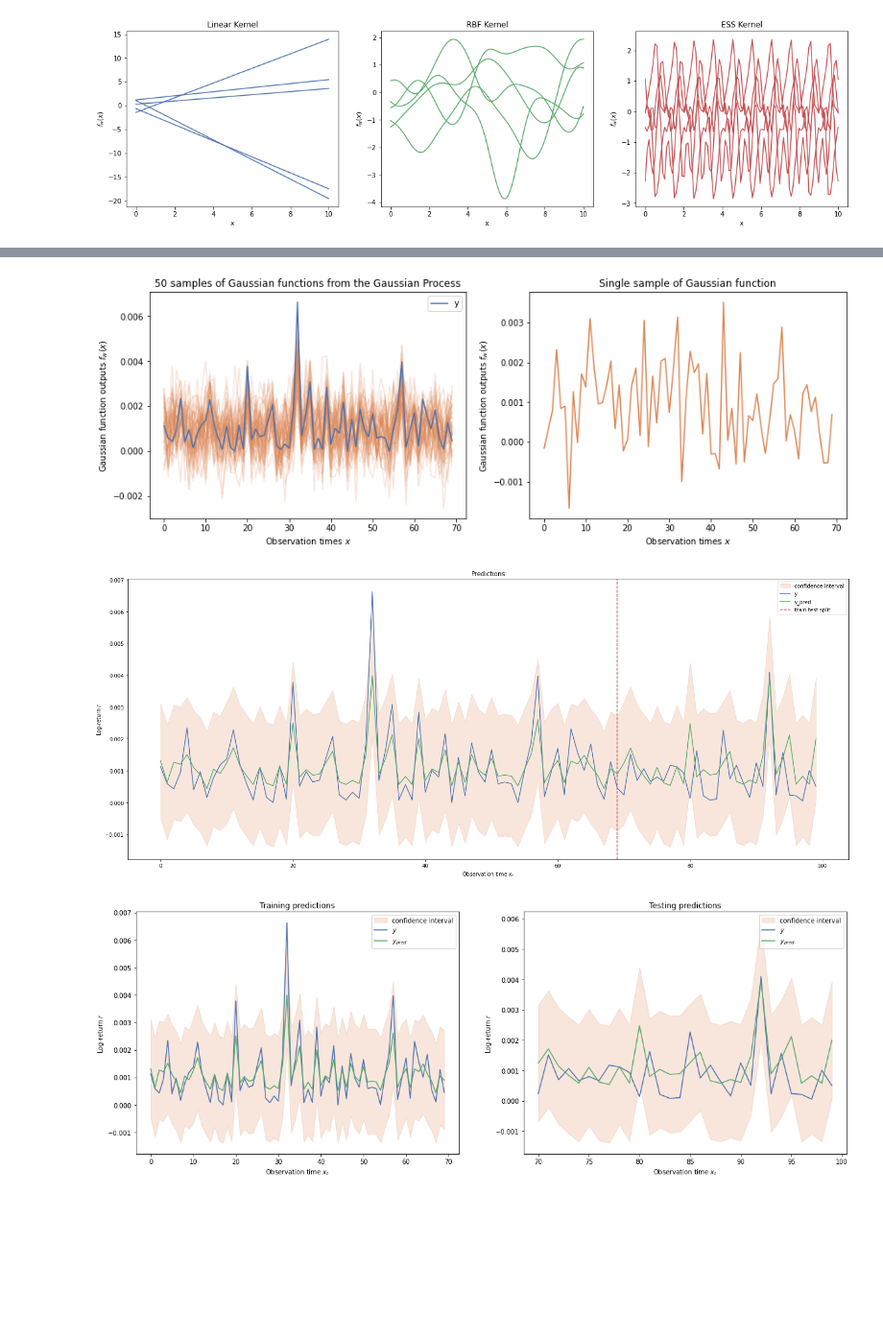
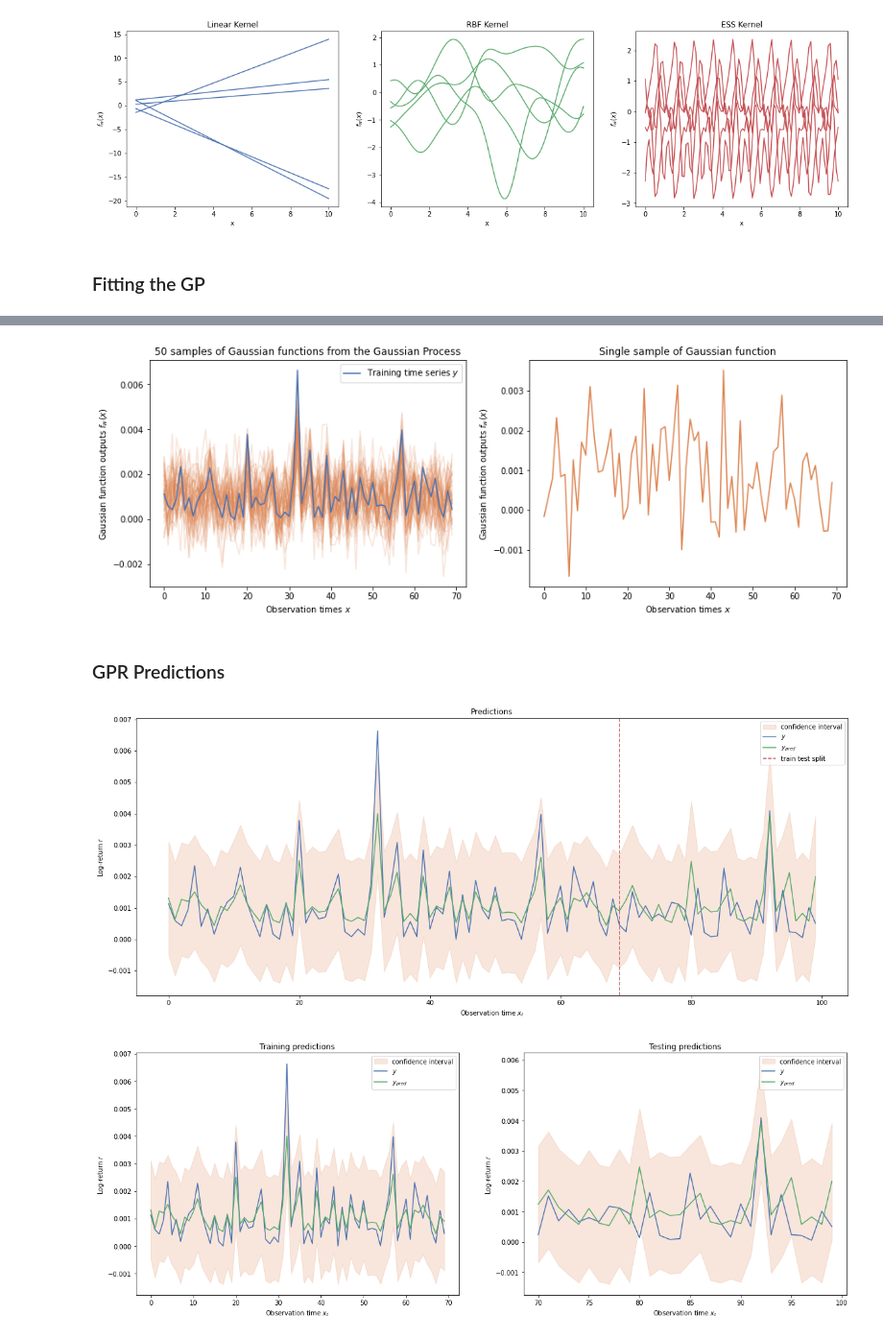
Before and after one commit to gittmp/GPR-for-financial-series, a Jupyter notebook: gaussian_process.ipynb, the cells around one changed output, grey strips where cells are left out. Shown at 96% size. Saved outputs shown, nothing was run; the diff lists cells and outputs as text; code cells hidden in the pictures; blank space fills up the shorter version.

```diff
--- a/gaussian_process.ipynb
+++ b/gaussian_process.ipynb
@@ -380,6 +426,8 @@ plt.savefig(path + 'varying-kernels.png')
 plt.show()
 # %% [output]
 [figure]
+# %% [markdown]
+### Fitting the GP
 # %%
 # tune model hyperparameters through MLE
 gp.fit(X_train, y_train)
@@ -410,7 +458,7 @@ x_plot = X_train[..., 0].copy()
 for i in range(n_samples):
     sns.lineplot(x=x_plot, y=post_samples[:, i], color=sns.color_palette(palette='deep')[1], alpha=0.2, ax=ax[0])
 
-sns.lineplot(x=x_plot, y=y_train[:, 0], color=sns.color_palette(palette='deep')[0], ax=ax[0], label='y')
+sns.lineplot(x=x_plot, y=y_train[:, 0], color=sns.color_palette(palette='deep')[0], ax=ax[0], label=r'Training time series $y$')
 
 ax[0].set(title='50 samples of Gaussian functions from the Gaussian Process', xlabel=r'Observation times $x$', ylabel=r'Gaussian function outputs $f_w(x)$')
 ax[0].legend()
@@ -421,7 +469,9 @@ ax[1].set(title='Single sample of Gaussian function', xlabel=r'Observation times
 plt.savefig(path + 'gp-posterior-distribution.png')
 plt.show()
 # %% [output]
-[figure, old version]
+[figure, new version]
+# %% [markdown]
+### GPR Predictions
 # %%
 # make predictions over entire dataset, returning the predicted instances and covariance
 y_pred, y_cov = gp.predict(X, return_cov=True)
@@ -436,28 +486,28 @@ data['pred_upper_bound'] = data['y_pred'] + 2 * data['y_std']
 data['pred_lower_bound'] = data['y_pred'] - 2 * data['y_std']
 # %%
 # plot the predictions
-fig, ax = plt.subplots(figsize=(25, 10))
+fig, ax = plt.subplots(figsize=(20, 8))
 
 ax.fill_between(
     x=data['t'],
     y1=data['pred_upper_bound'],
     y2=data['pred_lower_bound'],
     color=sns.color_palette(palette='deep')[1],
     alpha=0.2,
     label='confidence interval'
 )
 
-sns.lineplot(x='t', y='y', data=data, color=sns.color_palette(palette='deep')[0], ax=ax, label='y')
-sns.lineplot(x='t', y='y_pred', data=data, color=sns.color_palette(palette='deep')[2], ax=ax, label='y_pred')
+sns.lineplot(x='t', y='y', data=data, color=sns.color_palette(palette='deep')[0], ax=ax, label=f'$y$')
+sns.lineplot(x='t', y='y_pred', data=data, color=sns.color_palette(palette='deep')[2], ax=ax, label=r'$y_{pred}$')
 
 ax.axvline(X_train.shape[0] - 1, color=sns.color_palette(palette='deep')[3], linestyle='--', label='train test split')
 ax.legend()
 ax.set(title='Predictions', xlabel=r'Observation time $x_t$', ylabel=r'Log-return $r$')
 
 plt.savefig(path + 'gp-all-predictions.png')
 plt.show()
 # %% [output]
-[figure, old version]
+[figure, new version]
 # %%
 x_plot_train = X_train[..., 0].copy()
 x_plot_test = X_test[..., 0].copy()
```
Also changed, not shown: parts of 20 cells of this notebook, 4 other files.
